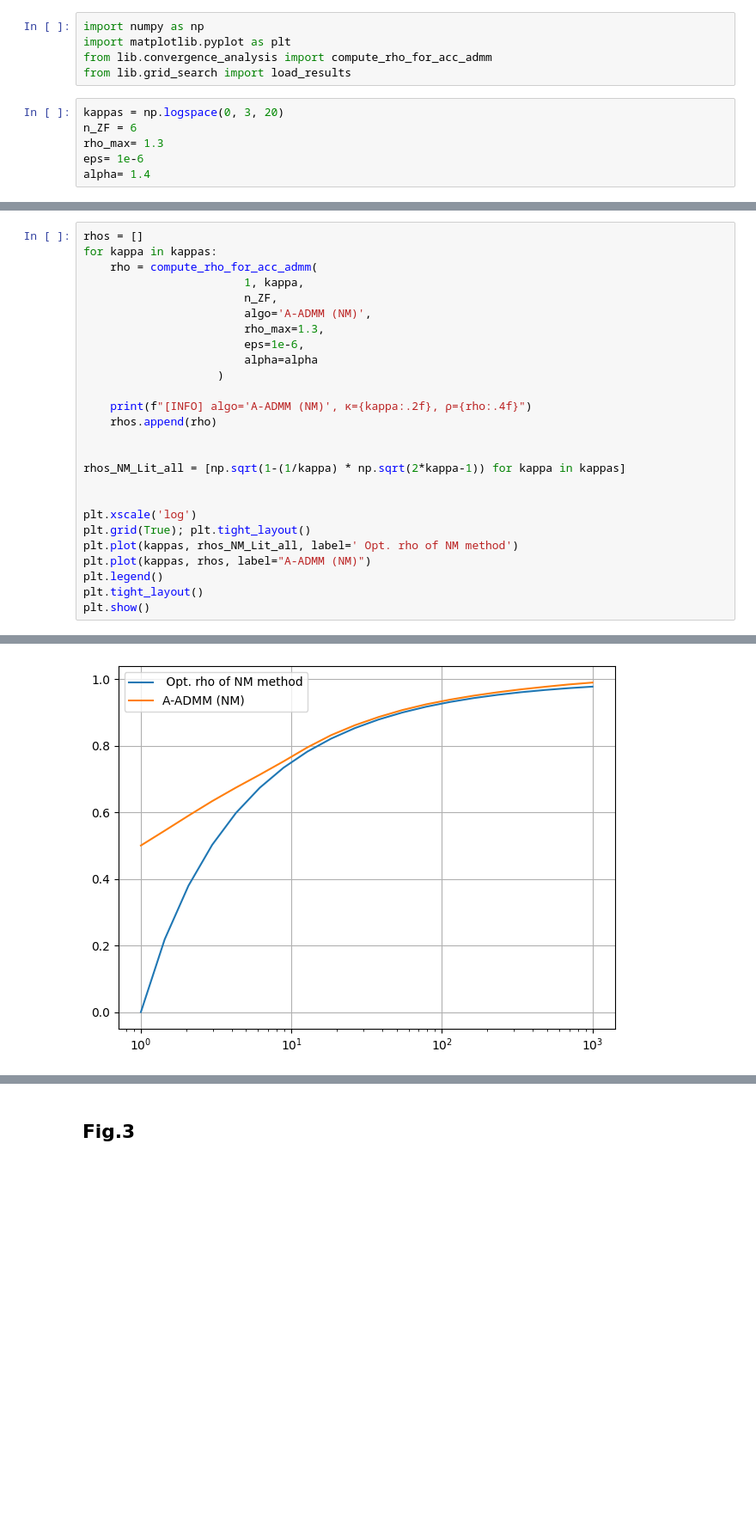
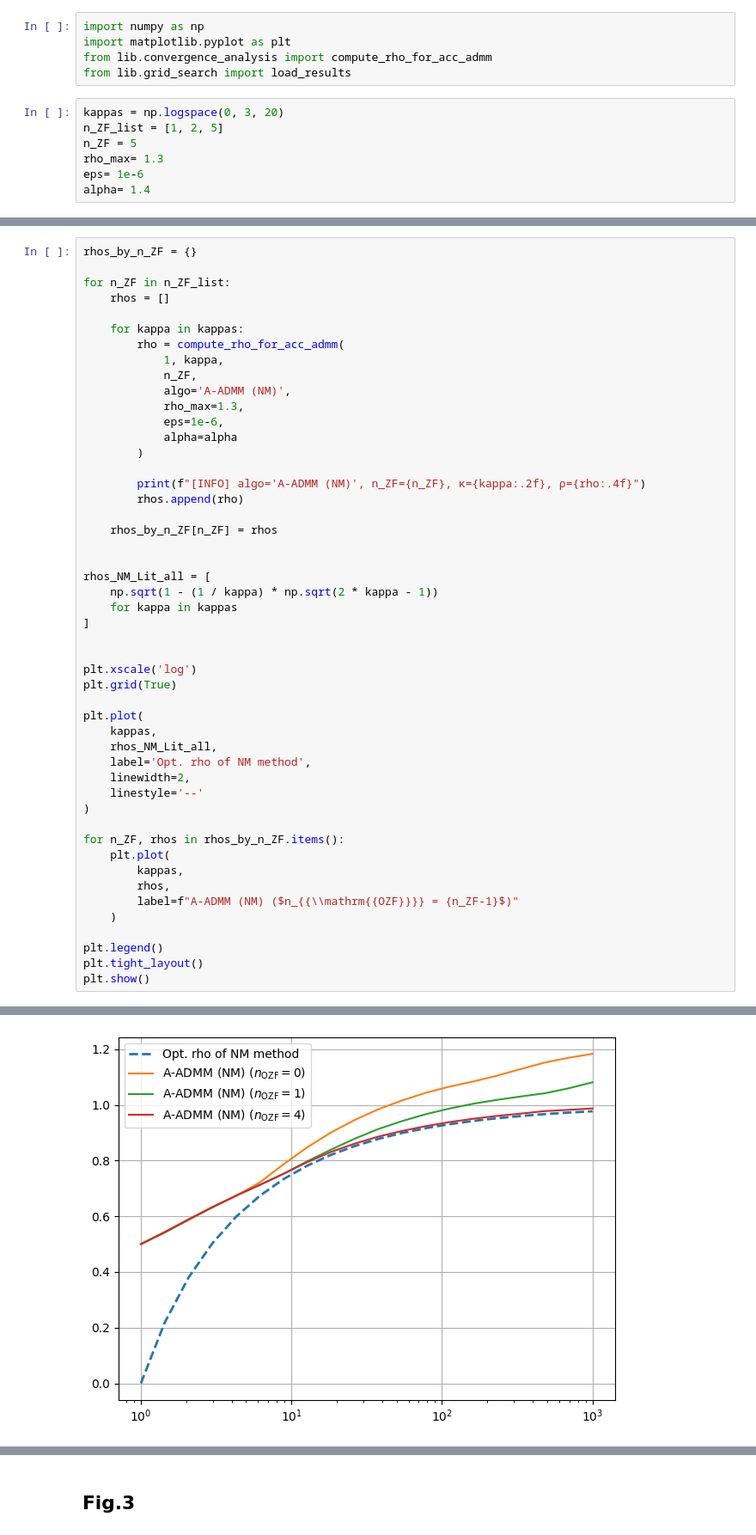
Before and after one commit to Meisam-Tavakoli-97/2025-accelerated-admm, a Jupyter notebook: src/convergence_rates.ipynb, the cells around one changed output, grey strips where cells are left out. Shown at 86% size. Saved outputs shown, nothing was run; the diff lists cells and outputs as text; blank space fills up the shorter version.

```diff
--- a/src/convergence_rates.ipynb
+++ b/src/convergence_rates.ipynb
@@ -12,7 +12,8 @@ from lib.convergence_analysis import compute_rho_for_acc_admm
 from lib.grid_search import load_results
 # %%
 kappas = np.logspace(0, 3, 20)
-n_ZF = 6
+n_ZF_list = [1, 2, 5]
+n_ZF = 5
 rho_max= 1.3
 eps= 1e-6
 alpha= 1.4
@@ -21,26 +22,49 @@ alpha= 1.4
 # %%
-rhos = []
-for kappa in kappas:
-    rho = compute_rho_for_acc_admm(
-                        1, kappa,
-                        n_ZF,
-                        algo='A-ADMM (NM)',
-                        rho_max=1.3,
-                        eps=1e-6,
-                        alpha=alpha
-                    )
+rhos_by_n_ZF = {}
 
-    print(f"[INFO] algo='A-ADMM (NM)', κ={kappa:.2f}, ρ={rho:.4f}")
-    rhos.append(rho)
+for n_ZF in n_ZF_list:
+    rhos = []
+
+    for kappa in kappas:
+        rho = compute_rho_for_acc_admm(
+            1, kappa,
+            n_ZF,
+            algo='A-ADMM (NM)',
+            rho_max=1.3,
+            eps=1e-6,
+            alpha=alpha
+        )
+
+        print(f"[INFO] algo='A-ADMM (NM)', n_ZF={n_ZF}, κ={kappa:.2f}, ρ={rho:.4f}")
+        rhos.append(rho)
+
+    rhos_by_n_ZF[n_ZF] = rhos
 
 
-rhos_NM_Lit_all = [np.sqrt(1-(1/kappa) * np.sqrt(2*kappa-1)) for kappa in kappas]
+rhos_NM_Lit_all = [
+    np.sqrt(1 - (1 / kappa) * np.sqrt(2 * kappa - 1))
+    for kappa in kappas
+]
 
 
 plt.xscale('log')
-plt.grid(True); plt.tight_layout()
-plt.plot(kappas, rhos_NM_Lit_all, label=' Opt. rho of NM method')
-plt.plot(kappas, rhos, label="A-ADMM (NM)")
+plt.grid(True)
+
+plt.plot(
+    kappas,
+    rhos_NM_Lit_all,
+    label='Opt. rho of NM method',
+    linewidth=2,
+    linestyle='--'
+)
+
+for n_ZF, rhos in rhos_by_n_ZF.items():
+    plt.plot(
+        kappas,
+        rhos,
+        label=f"A-ADMM (NM) ($n_{{\\mathrm{{OZF}}}} = {n_ZF-1}$)"
+    )
+
 plt.legend()
 plt.tight_layout()
 plt.show()
@@ -68 +89 @@ plt.show()
-[figure, old version]
+[figure, new version]
```
Also changed, not shown: parts of 5 cells of this notebook.
